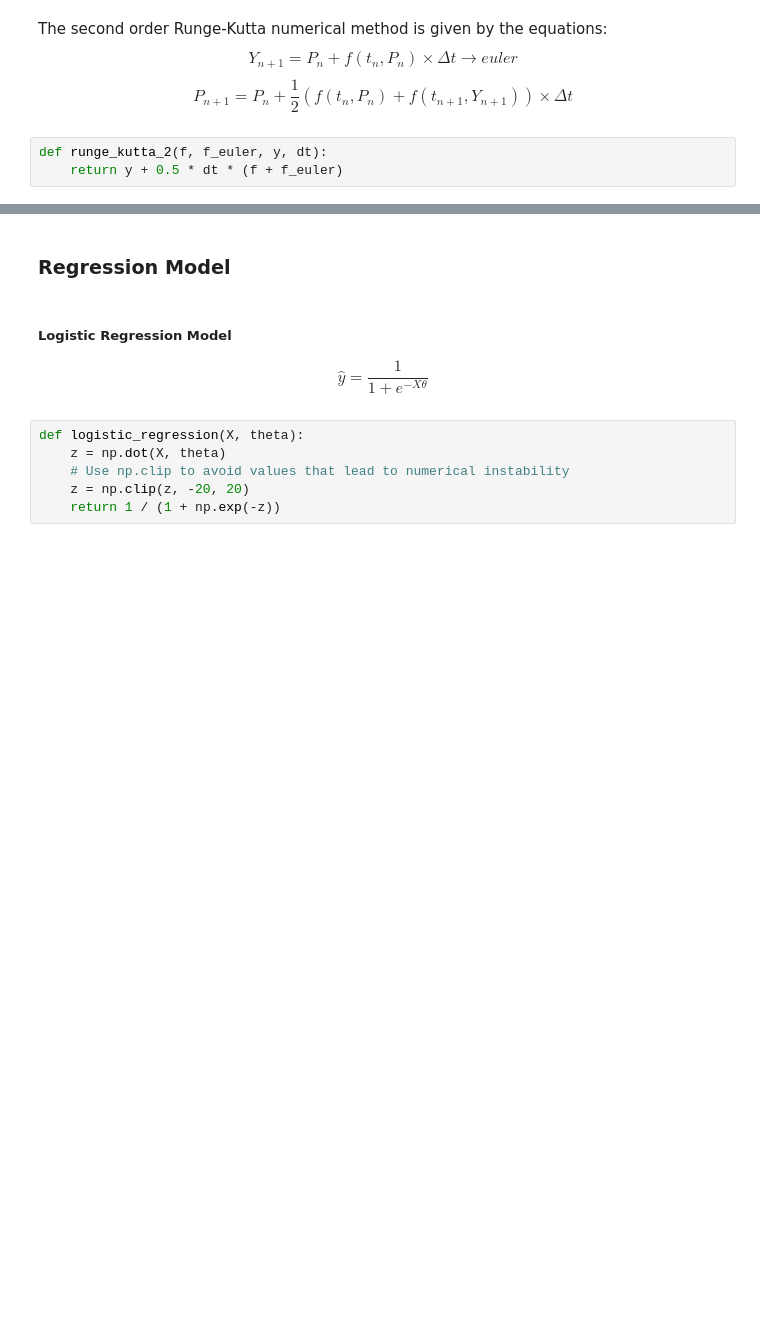
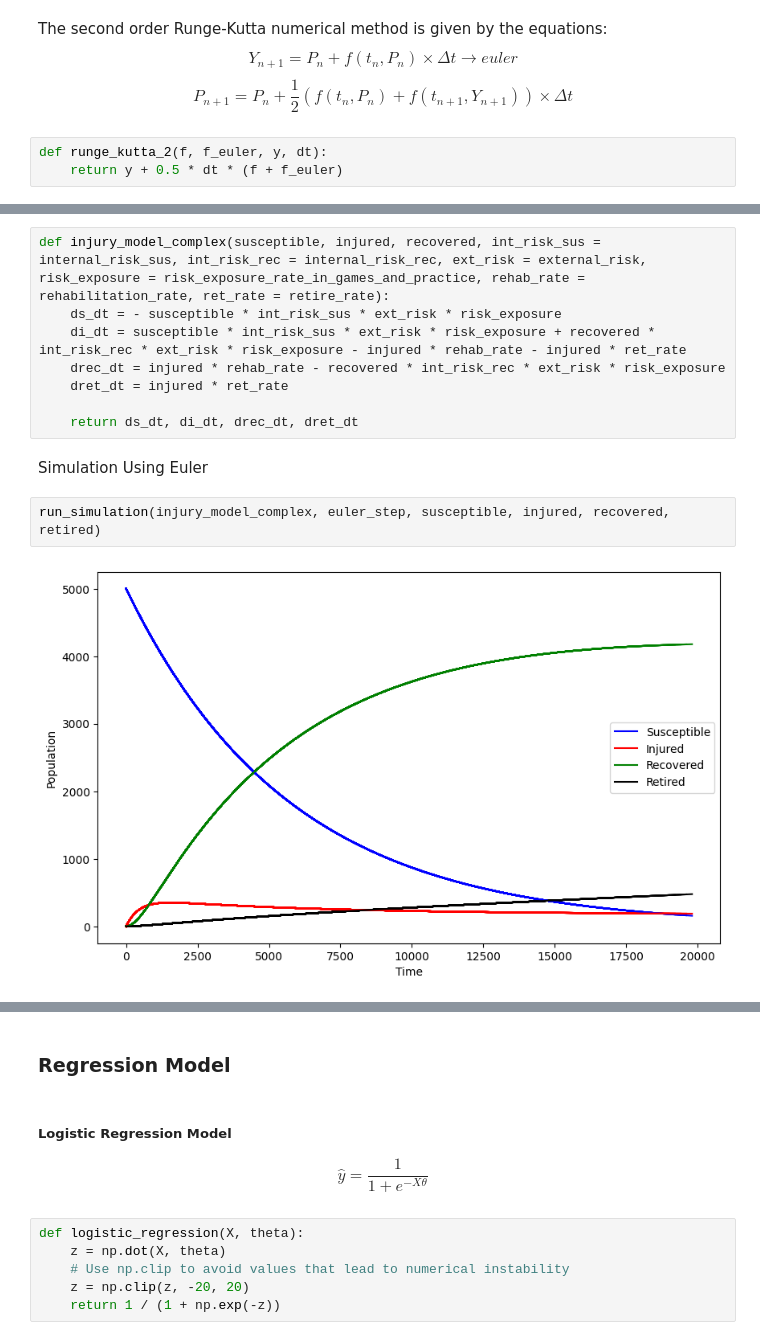
Before and after one commit to zeyadmohaymen/injury-dynamics-model, a Jupyter notebook: src/simulations.ipynb, the cells around one changed output, grey strips where cells are left out. Cells and saved outputs as stored; diff of their text form; blank space fills up the shorter version.

```diff
--- a/src/simulations.ipynb
+++ b/src/simulations.ipynb
@@ -207,0 +246,14 @@ plt.close(fig)
+# %%
+def injury_model_complex(susceptible, injured, recovered, int_risk_sus = internal_risk_sus, int_risk_rec = internal_risk_rec, ext_risk = external_risk, risk_exposure = risk_exposure_rate_in_games_and_practice, rehab_rate = rehabilitation_rate, ret_rate = retire_rate):
+    ds_dt = - susceptible * int_risk_sus * ext_risk * risk_exposure
+    di_dt = susceptible * int_risk_sus * ext_risk * risk_exposure + recovered * int_risk_rec * ext_risk * risk_exposure - injured * rehab_rate - injured * ret_rate
+    drec_dt = injured * rehab_rate - recovered * int_risk_rec * ext_risk * risk_exposure
+    dret_dt = injured * ret_rate
+
+    return ds_dt, di_dt, drec_dt, dret_dt
+# %% [markdown]
+Simulation Using Euler
+# %%
+run_simulation(injury_model_complex, euler_step, susceptible, injured, recovered, retired)
+# %% [output]
+[figure, added]
```
Also changed, not shown: parts of 41 cells of this notebook.
